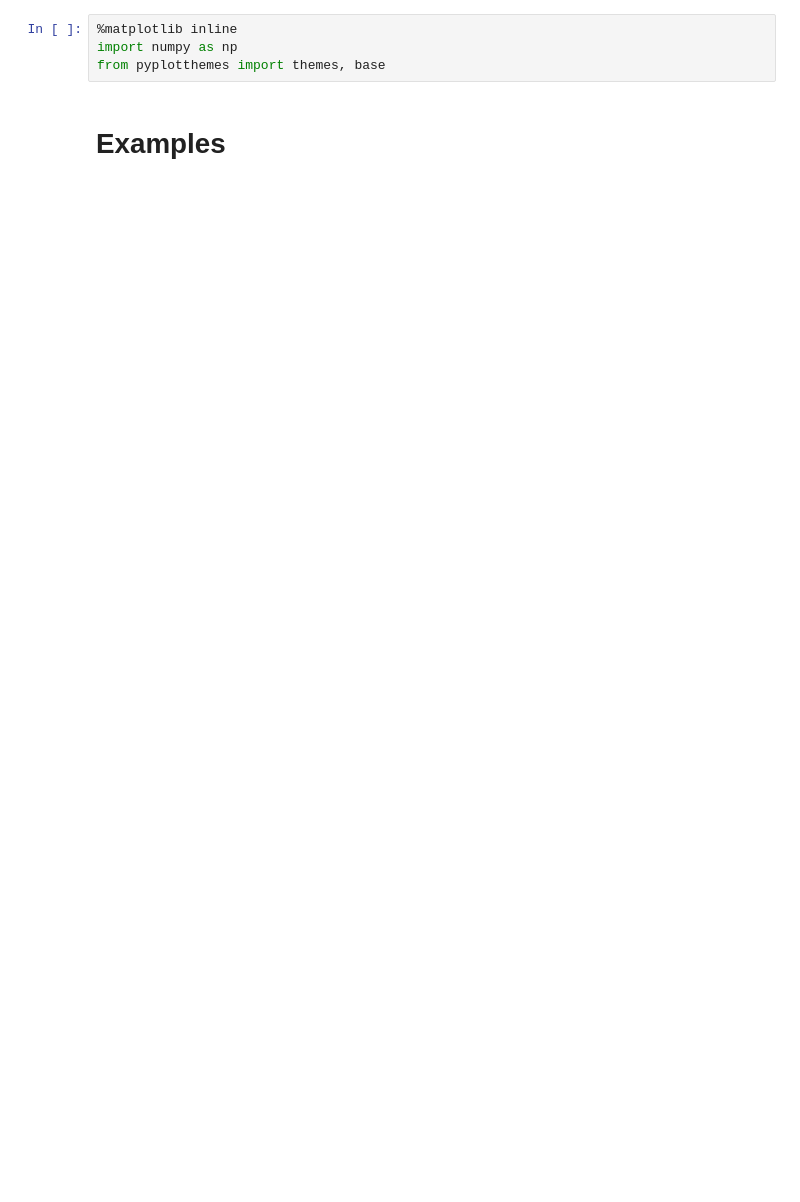
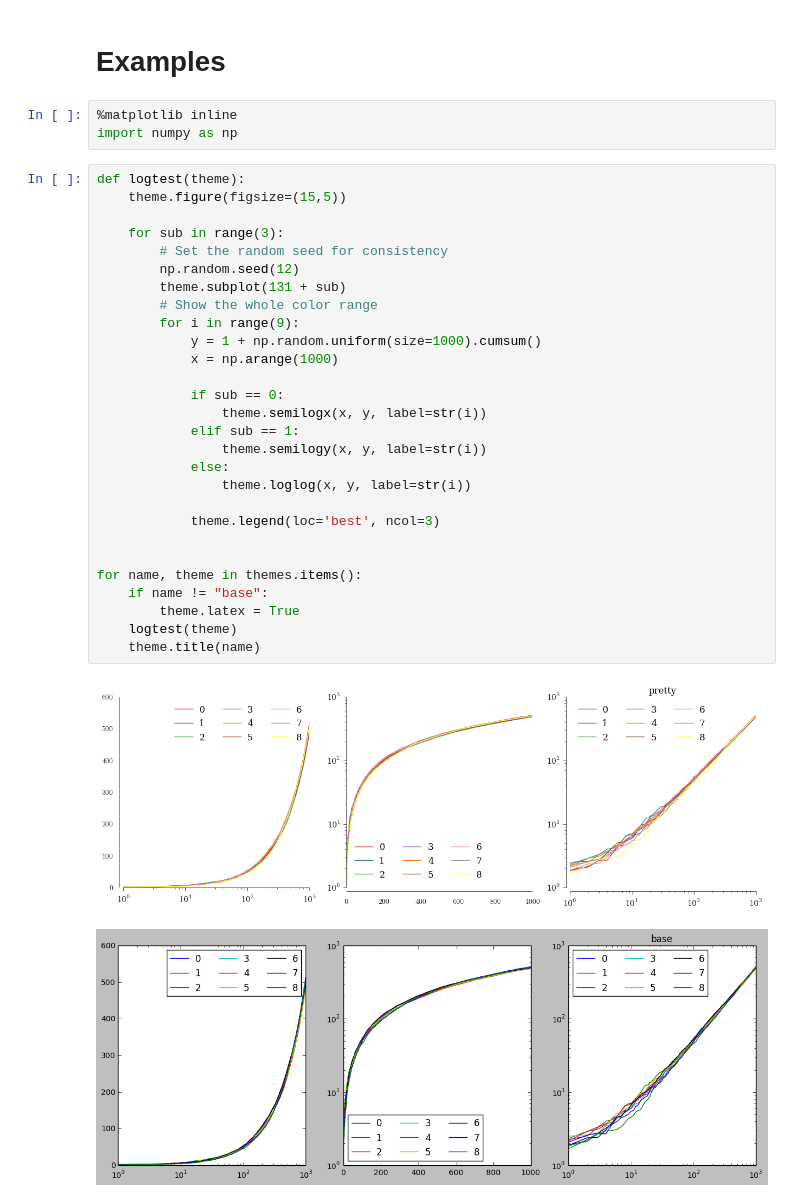
Before and after one commit to spacecowboy/pyplotthemes, a Jupyter notebook: PlottingTest.ipynb, the cells around one changed output. Cells and saved outputs as stored; diff of their text form; blank space fills up the shorter version.

```diff
--- a/PlottingTest.ipynb
+++ b/PlottingTest.ipynb
@@ -476,6 +543,36 @@ Overwriting pyplotthemes/__init__.py
-# %%
-%matplotlib inline
-import numpy as np
-from pyplotthemes import themes, base
 # %% [markdown]
 # Examples
+# %%
+%matplotlib inline
+import numpy as np
+# %%
+def logtest(theme):
+    theme.figure(figsize=(15,5))
+
+    for sub in range(3):
+        # Set the random seed for consistency
+        np.random.seed(12)
+        theme.subplot(131 + sub)
+        # Show the whole color range
+        for i in range(9):
+            y = 1 + np.random.uniform(size=1000).cumsum()
+            x = np.arange(1000)
+
+            if sub == 0:
+                theme.semilogx(x, y, label=str(i))
+            elif sub == 1:
+                theme.semilogy(x, y, label=str(i))
+            else:
+                theme.loglog(x, y, label=str(i))
+
+            theme.legend(loc='best', ncol=3)
+
+
+for name, theme in themes.items():
+    if name != "base":
+        theme.latex = True
+    logtest(theme)
+    theme.title(name)
+# %% [output]
+[figure, added]
+[figure, added]
```
Also changed, not shown: parts of 6 cells of this notebook.
